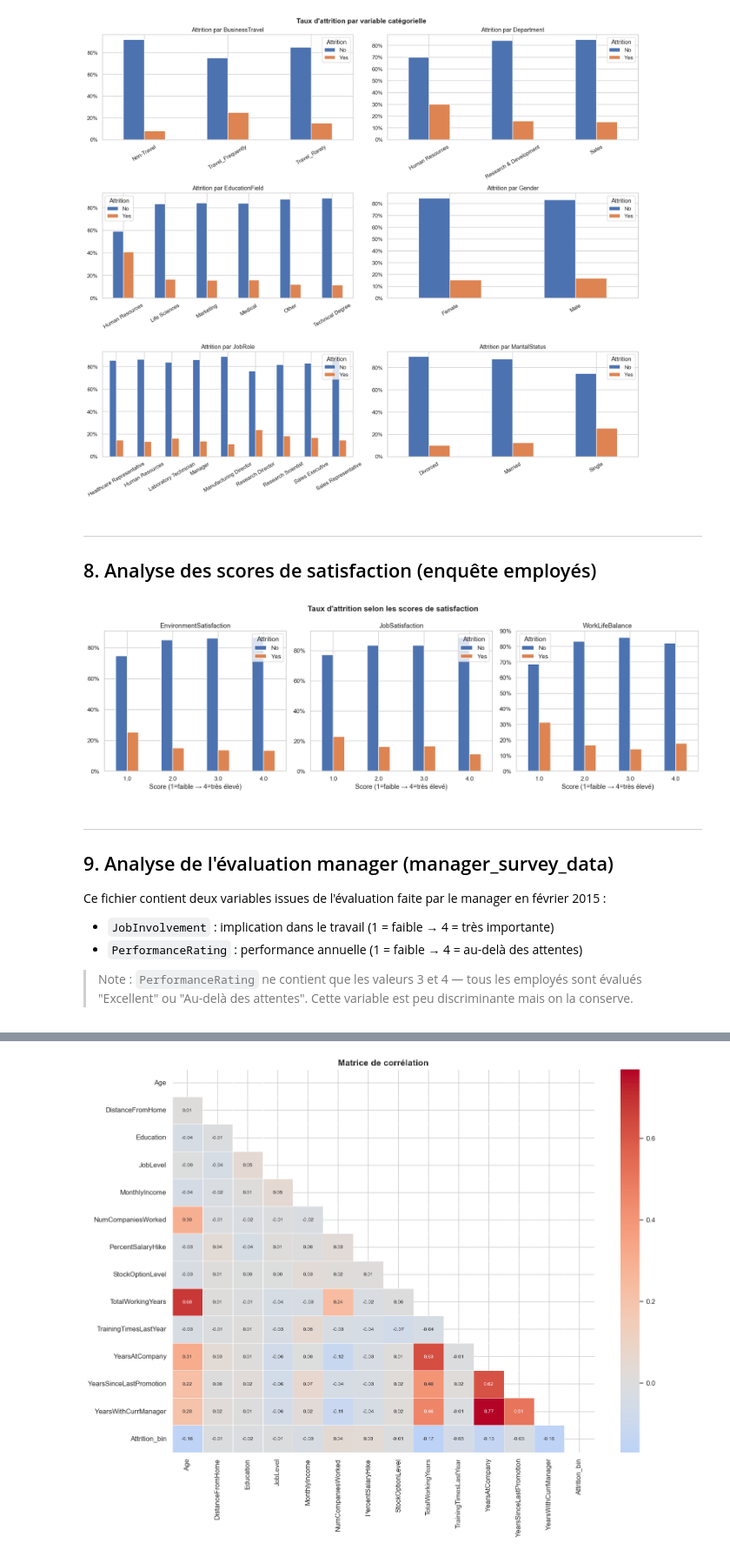
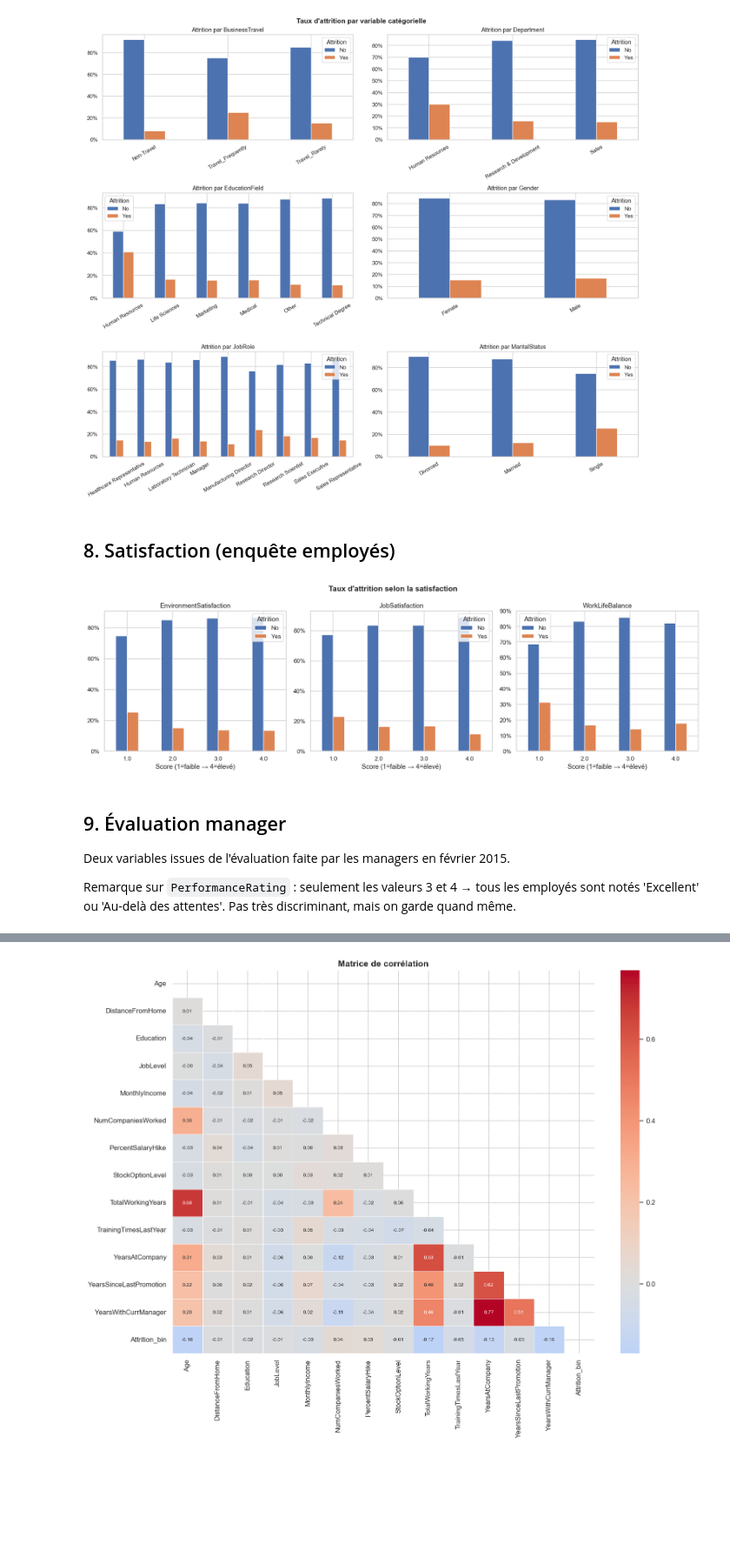
Before and after one commit to Nej-ma/A4-IA-HumanForYou, a Jupyter notebook: notebooks/01_exploration.ipynb, the cells around one changed output, grey strips where cells are left out. Shown at 87% size. Cells and saved outputs as stored; diff of their text form; code cells hidden in the pictures; blank space fills up the shorter version.

```diff
--- a/notebooks/01_exploration.ipynb
+++ b/notebooks/01_exploration.ipynb
@@ -240,40 +240,36 @@ plt.show()
 # %% [output]
 [figure]
 # %% [markdown]
----
-## 8. Analyse des scores de satisfaction (enquête employés)
+## 8. Satisfaction (enquête employés)
 # %%
 survey_merged = survey.merge(general[['EmployeeID', 'Attrition']], on='EmployeeID')
 
 sat_cols = ['EnvironmentSatisfaction', 'JobSatisfaction', 'WorkLifeBalance']
 
 fig, axes = plt.subplots(1, 3, figsize=(16, 5))
 
 for i, col in enumerate(sat_cols):
     tbl = survey_merged.groupby([col, 'Attrition']).size().unstack(fill_value=0)
     tbl_pct = tbl.div(tbl.sum(axis=1), axis=0) * 100
     tbl_pct.plot(kind='bar', ax=axes[i], color=['#4C72B0', '#DD8452'], edgecolor='white')
     axes[i].set_title(col)
     axes[i].yaxis.set_major_formatter(mtick.PercentFormatter())
     axes[i].tick_params(axis='x', rotation=0)
     axes[i].legend(title='Attrition')
-    axes[i].set_xlabel('Score (1=faible → 4=très élevé)')
+    axes[i].set_xlabel('Score (1=faible → 4=élevé)')
 
-plt.suptitle('Taux d\'attrition selon les scores de satisfaction', fontsize=14, fontweight='bold')
+plt.suptitle('Taux d\'attrition selon la satisfaction', fontsize=14, fontweight='bold')
 plt.tight_layout()
 plt.savefig('../outputs/satisfaction_attrition.png', bbox_inches='tight')
 plt.show()
 # %% [output]
-[figure, old version]
+[figure, new version]
 # %% [markdown]
----
-## 9. Analyse de l'évaluation manager (manager_survey_data)
+## 9. Évaluation manager
 
-Ce fichier contient deux variables issues de l'évaluation faite par le manager en février 2015 :
-- `JobInvolvement` : implication dans le travail (1 = faible → 4 = très importante)
-- `PerformanceRating` : performance annuelle (1 = faible → 4 = au-delà des attentes)
+Deux variables issues de l'évaluation faite par les managers en février 2015.
 
-> Note : `PerformanceRating` ne contient que les valeurs 3 et 4 — tous les employés sont évalués "Excellent" ou "Au-delà des attentes". Cette variable est peu discriminante mais on la conserve.
+Remarque sur `PerformanceRating` : seulement les valeurs 3 et 4 → tous les employés sont notés 'Excellent' ou 'Au-delà des attentes'. Pas très discriminant, mais on garde quand même.
 # %%
 manager_merged = manager.merge(general[['EmployeeID', 'Attrition']], on='EmployeeID')
 
```
Also changed, not shown: parts of 28 cells of this notebook, 5 other files.
